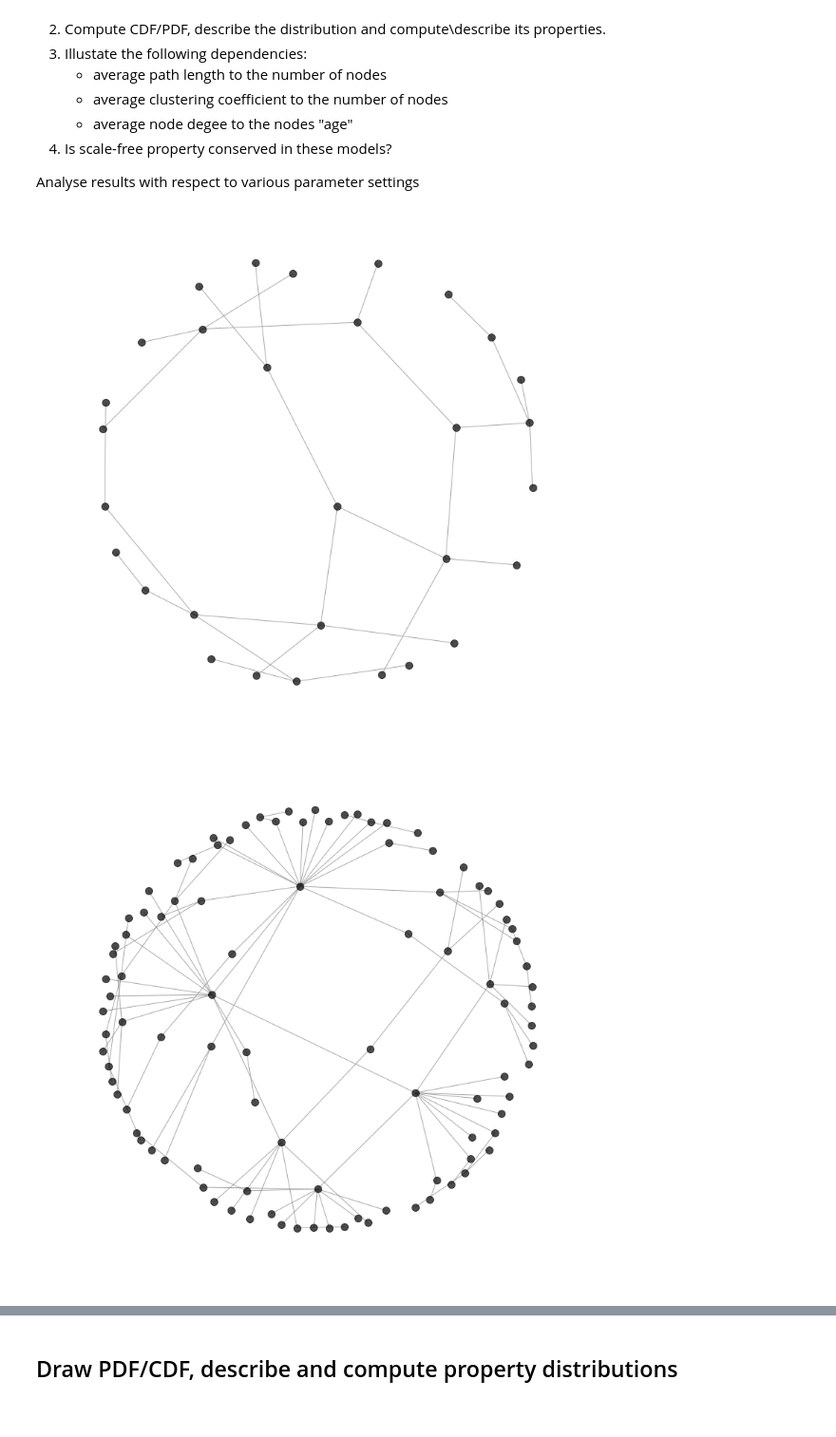
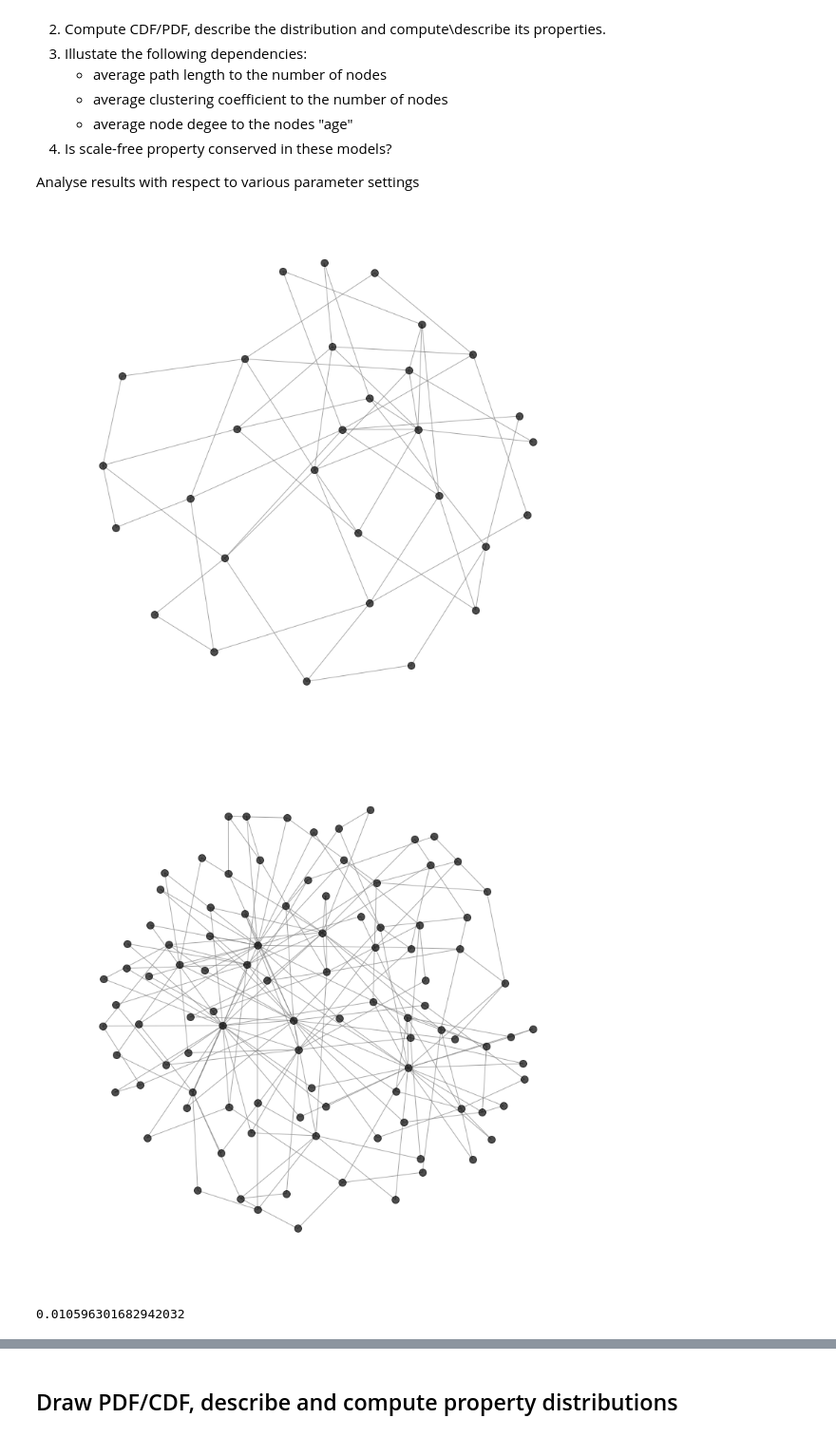
Before and after one commit to Euphe/ns, a Jupyter notebook: Homeworks/00_02._networks_ha2.ipynb, the cells around one changed output, grey strips where cells are left out. Shown at 95% size. Drawn from its saved outputs; the diff is of its cells as text; code cells hidden in the pictures.

```diff
--- a/Homeworks/00_02._networks_ha2.ipynb
+++ b/Homeworks/00_02._networks_ha2.ipynb
@@ -112,42 +112,42 @@ def ba_model_no_pa_generator(n_nodes, m_edges, compute_stats_every=100):
 
     return graph, stats_df
 
-draw_nx(ba_model_no_pa_generator(30, 1)[0])
+draw_nx(ba_model_no_pa_generator(30, 2)[0])
 # %% [output]
-[figure, old version]
+[figure, new version]
 # %%
 def ba_model_no_growth_generator(n_nodes, m_edges, compute_stats_every=100):
     """Model B
 
     Barabasi and Albert model, no growth, preferential attachment"""
 
     stats_df = get_stats_df()
     graph = nx.Graph()
     graph.add_nodes_from(range(n_nodes))
 
     for i in range(m_edges+1):
         for j in range(i+1, m_edges+1):
             graph.add_edge(i,j)
+
+
     for t in range(m_edges+1, n_nodes):
         # preferential attachment
         neighbors = graph.neighbors(t)
         target_nodes = set(range(n_nodes)).difference([t]).difference(neighbors)
-        #draw_nx(graph)
-        #print(t, target_nodes)
         degrees = pd.Series(graph.degree())[target_nodes].astype(float)
         normed_degrees = (degrees)/(degrees).sum()
-        #print(normed_degrees)
         targets = np.random.choice(normed_degrees.index, size=m_edges, p=normed_degrees.values, replace=False)
         for target in targets:
             graph.add_edge(t, target)
 
         if (t+1) % compute_stats_every == 0:
             stats_df.loc[len(stats_df)] = get_stats_row(graph, t+1)
 
     return graph, stats_df
-draw_nx(ba_model_no_growth_generator(100, 1, compute_stats_every=10)[0])
+draw_nx(ba_model_no_growth_generator(100, 2, compute_stats_every=10)[0])
 # %% [output]
-[figure, old version]
+[figure, new version]
+0.010596301682942032
 # %%
 m = 1
 graph_a, stats_df_a = ba_model_no_pa_generator(1000, m, compute_stats_every=100)
```
Also changed, not shown: parts of 20 cells of this notebook.
